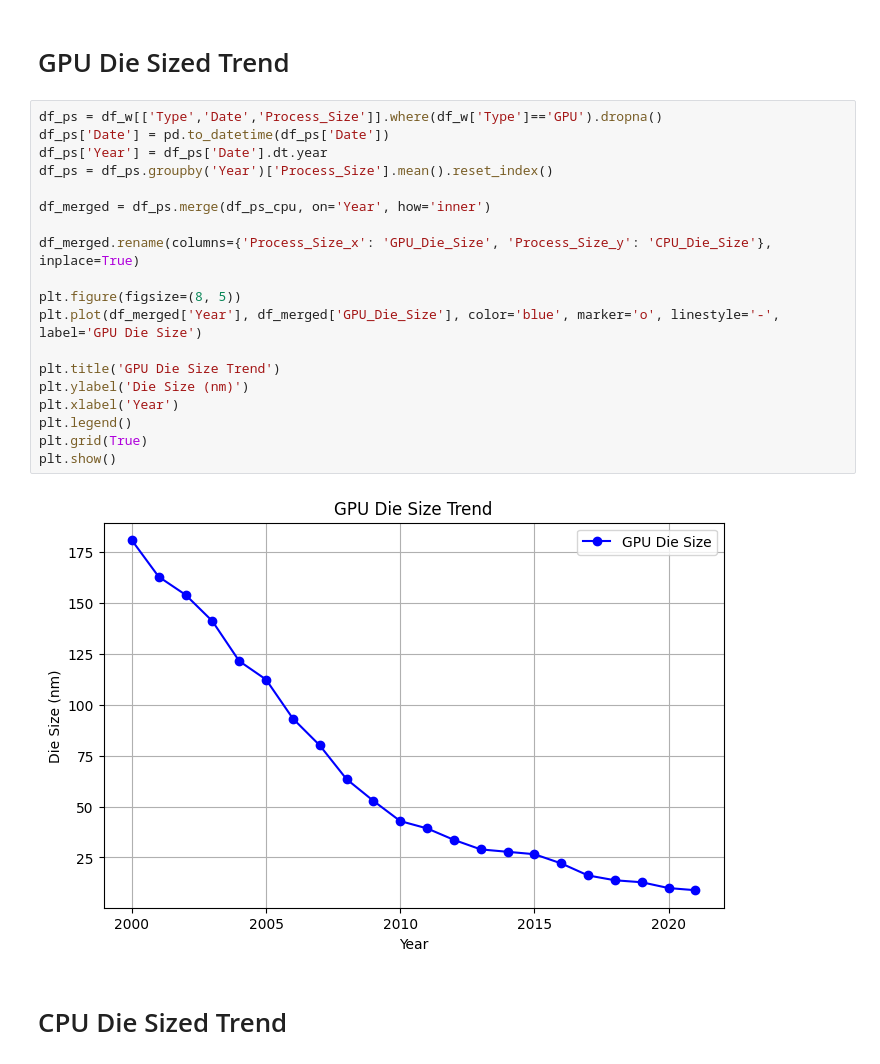
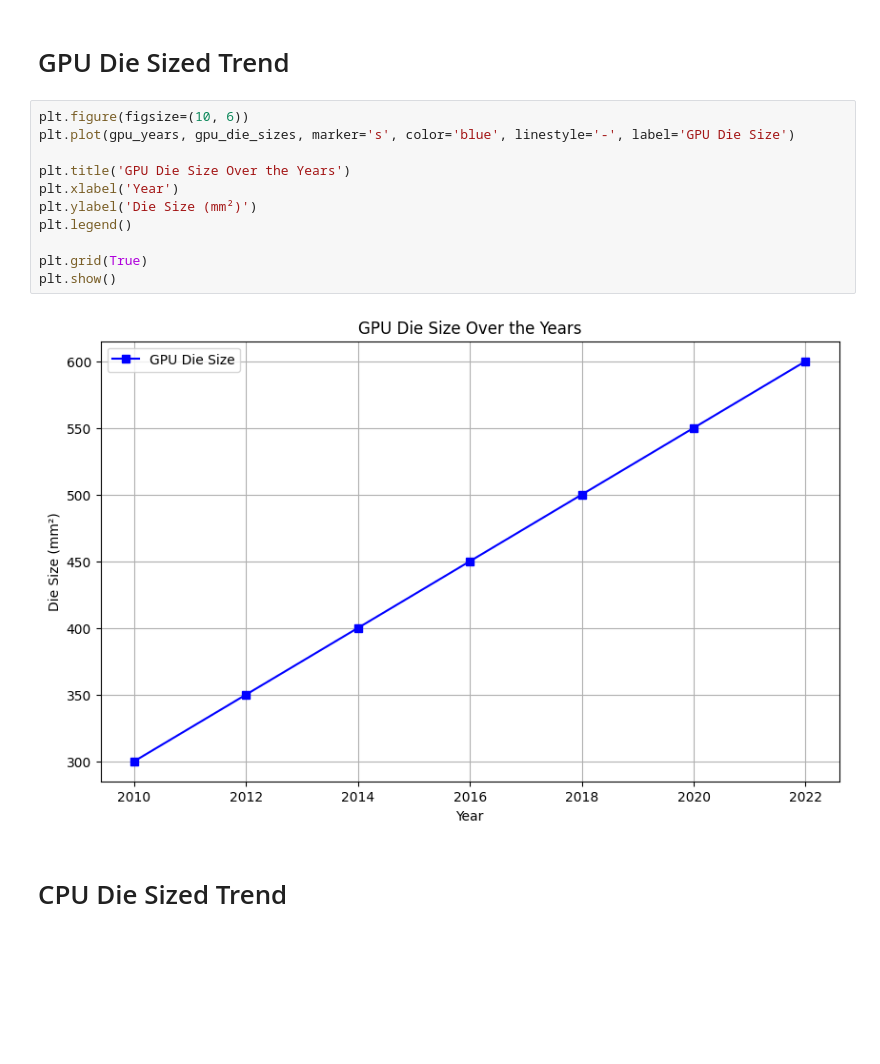
Before and after one commit to Kudo-Shinn/MATHEDA, a Jupyter notebook: Week 8/Exercise/WK8-Data-Visualization-Exploratory.ipynb, the cells around one changed output. Saved outputs shown, nothing was run; the diff lists cells and outputs as text; blank space fills up the shorter version.

```diff
--- a/Week 8/Exercise/WK8-Data-Visualization-Exploratory.ipynb
+++ b/Week 8/Exercise/WK8-Data-Visualization-Exploratory.ipynb
@@ -315,27 +315,19 @@ plt.show()
 Over the years, both CPU and GPU process sizes have steadily decreased. Smaller process sizes generally result in faster and more efficient processors, <br>as they reduce the distance electrical signals need to travel and lower overall power consumption.
 # %% [markdown]
 # GPU Die Sized Trend
-# %%
-df_ps = df_w[['Type','Date','Process_Size']].where(df_w['Type']=='GPU').dropna()
-df_ps['Date'] = pd.to_datetime(df_ps['Date'])
-df_ps['Year'] = df_ps['Date'].dt.year
-df_ps = df_ps.groupby('Year')['Process_Size'].mean().reset_index()
-
-df_merged = df_ps.merge(df_ps_cpu, on='Year', how='inner')
-
-df_merged.rename(columns={'Process_Size_x': 'GPU_Die_Size', 'Process_Size_y': 'CPU_Die_Size'}, inplace=True)
-
-plt.figure(figsize=(8, 5))
-plt.plot(df_merged['Year'], df_merged['GPU_Die_Size'], color='blue', marker='o', linestyle='-', label='GPU Die Size')
-
-plt.title('GPU Die Size Trend')
-plt.ylabel('Die Size (nm)')
-plt.xlabel('Year')
-plt.legend()
-plt.grid(True)
-plt.show()
-# %% [output]
-[figure, removed]
+# %%
+plt.figure(figsize=(10, 6))
+plt.plot(gpu_years, gpu_die_sizes, marker='s', color='blue', linestyle='-', label='GPU Die Size')
+
+plt.title('GPU Die Size Over the Years')
+plt.xlabel('Year')
+plt.ylabel('Die Size (mm²)')
+plt.legend()
+
+plt.grid(True)
+plt.show()
+# %% [output]
+[figure, added]
 # %% [markdown]
 # CPU Die Sized Trend
 # %%
```
Also changed, not shown: parts of 2 cells of this notebook.
